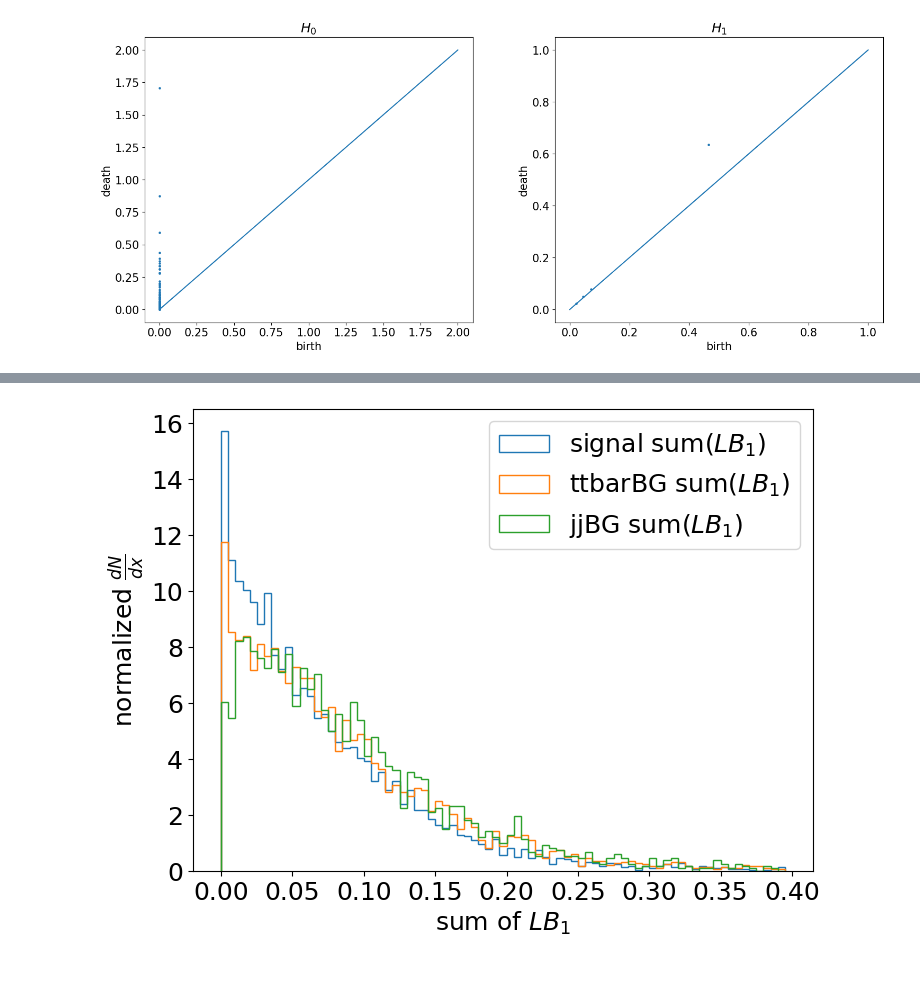
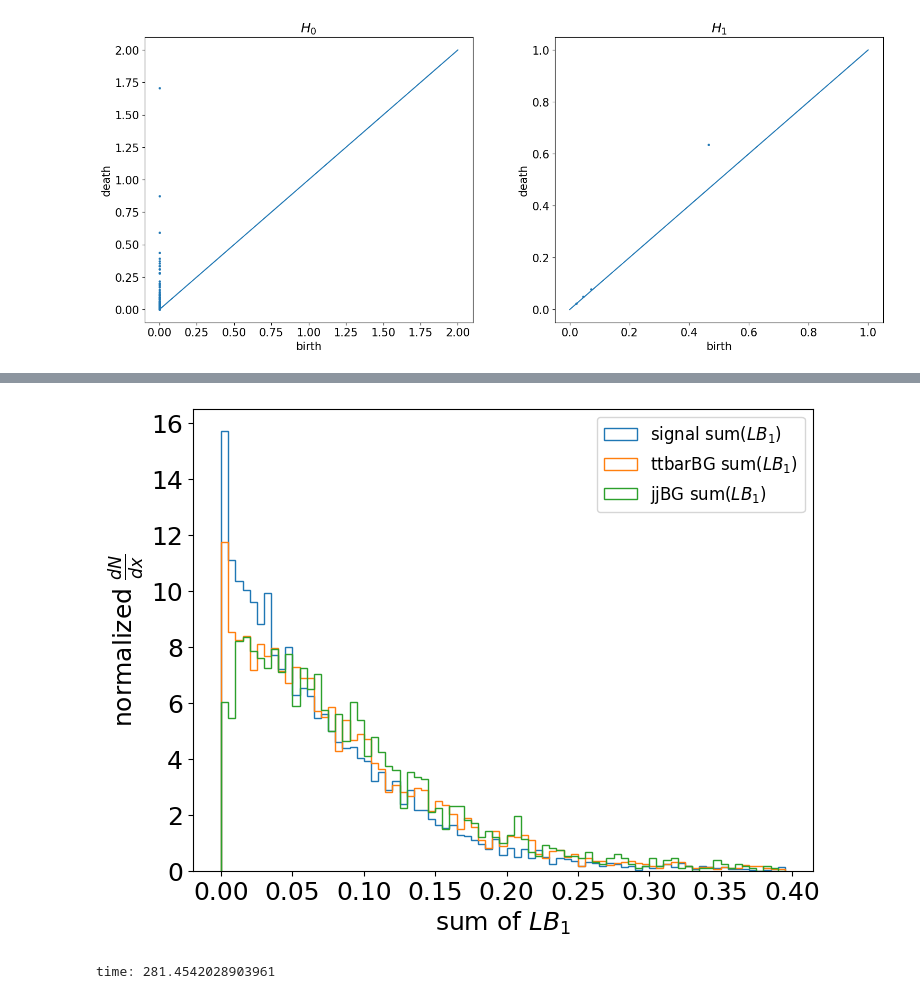
Before and after one commit to FeiChinzz/ggHH, a Jupyter notebook: TDA_analysis.ipynb, the cells around one changed output, grey strips where cells are left out. Drawn from its saved outputs; the diff is of its cells as text; code cells hidden in the pictures.

```diff
--- a/TDA_analysis.ipynb
+++ b/TDA_analysis.ipynb
@@ -397,16 +432,43 @@ time: 218.08968138694763
 # %%
-##### plot signal TDA entropy #####
+##### plot TDA lifetime*birthtime #####
 
 plt.figure(1, figsize=(8,6))
 bins = np.arange(0,0.4,0.005)
 plt.hist(LB_1_sig, bins=bins, label=r"signal sum($LB_1$)", histtype='step', density=True)
 plt.hist(LB_1_ttbarBG, bins=bins, label=r"ttbarBG sum($LB_1$)", histtype='step', density=True)
 plt.hist(LB_1_jjBG, bins=bins, label=r"jjBG sum($LB_1$)", histtype='step', density=True)
 plt.xticks(fontsize=18)
 plt.yticks(fontsize=18)
 plt.xlabel(r"sum of $LB_1$", fontsize=18)
 plt.ylabel(r"normalized $\frac{dN}{dx}$", fontsize=18)
-plt.legend(loc='best', fontsize=18)
+plt.legend(loc='best', fontsize=12)
 plt.show()
 # %% [output]
-[figure, old version]
+[figure, new version]
+# %%
+##### calculate TDA maximunm of lifetime #####
+
+max_0_sig = []
+max_1_sig = []
+for i in range(len(sig_events)):
+    TDA_tmp = TDA(sig_events[i])
+    max_0_sig.append(TDA_max(TDA_tmp)[0])
+    max_1_sig.append(TDA_max(TDA_tmp)[1])
+
+max_0_ttbarBG = []
+max_1_ttbarBG = []
+for i in range(len(ttbarBG_events)):
+    TDA_tmp = TDA(ttbarBG_events[i])
+    max_0_ttbarBG.append(TDA_max(TDA_tmp)[0])
+    max_1_ttbarBG.append(TDA_max(TDA_tmp)[1])
+
+max_0_jjBG = []
+max_1_jjBG = []
+for i in range(len(jjBG_events)):
+    TDA_tmp = TDA(jjBG_events[i])
+    max_0_jjBG.append(TDA_max(TDA_tmp)[0])
+    max_1_jjBG.append(TDA_max(TDA_tmp)[1])
+
+print("time:", time.time()-t1)
+# %% [output]
+time: 281.4542028903961
```
Also changed, not shown: parts of 12 cells of this notebook.
